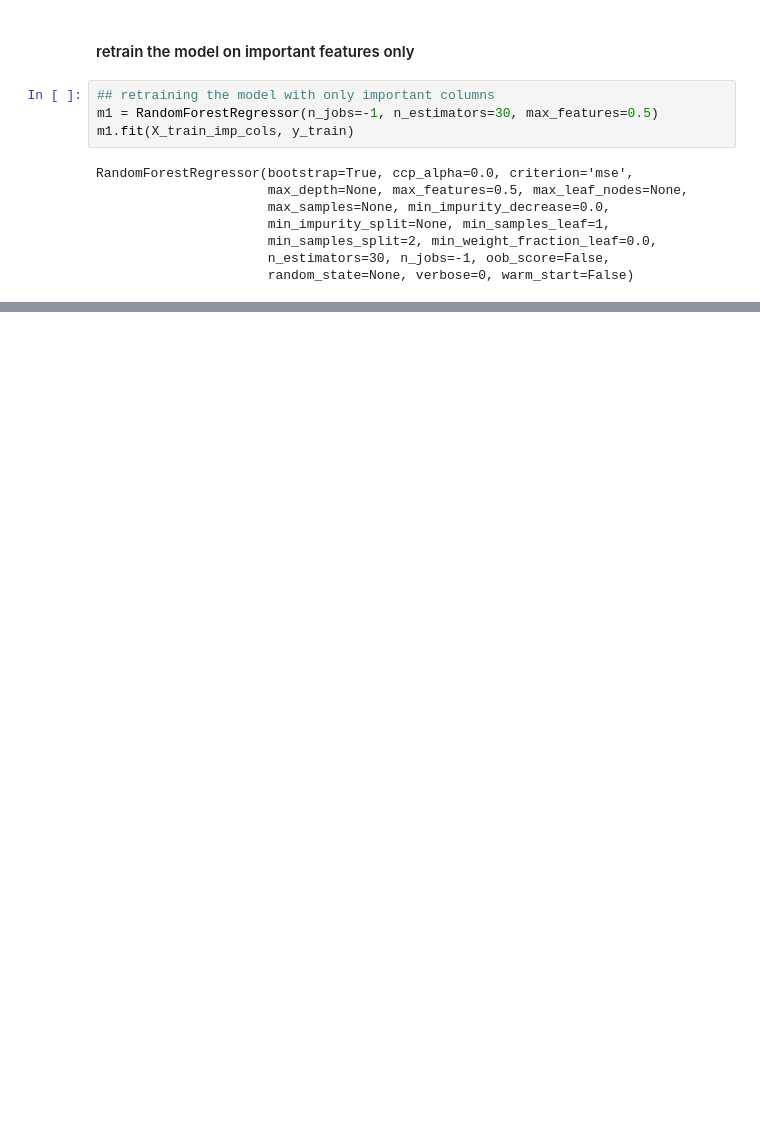
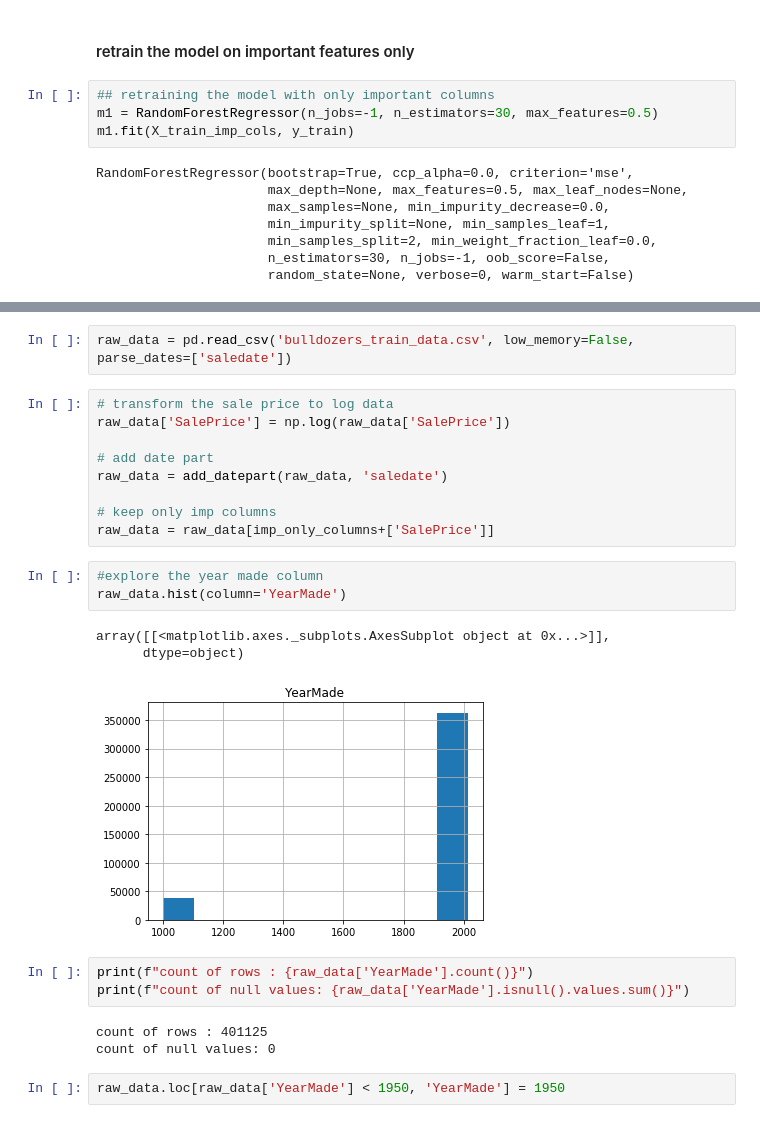
Before and after one commit to mathurk1/Fastai-ML-lessons, a Jupyter notebook: BlueBookForBulldozers.ipynb, the cells around one changed output, grey strips where cells are left out. Saved outputs shown, nothing was run; the diff lists cells and outputs as text; blank space fills up the shorter version.

```diff
--- a/BlueBookForBulldozers.ipynb
+++ b/BlueBookForBulldozers.ipynb
@@ -261,0 +300,26 @@ mean_squared_error(y_test, m1.predict(X_test[imp_only_columns]), squared=False)
+# %%
+raw_data = pd.read_csv('bulldozers_train_data.csv', low_memory=False, parse_dates=['saledate'])
+# %%
+# transform the sale price to log data
+raw_data['SalePrice'] = np.log(raw_data['SalePrice'])
+
+# add date part
+raw_data = add_datepart(raw_data, 'saledate')
+
+# keep only imp columns
+raw_data = raw_data[imp_only_columns+['SalePrice']]
+# %%
+#explore the year made column
+raw_data.hist(column='YearMade')
+# %% [output]
+array([[<matplotlib.axes._subplots.AxesSubplot object at 0x...>]],
+      dtype=object)
+[figure, added]
+# %%
+print(f"count of rows : {raw_data['YearMade'].count()}")
+print(f"count of null values: {raw_data['YearMade'].isnull().values.sum()}")
+# %% [output]
+count of rows : 401125
+count of null values: 0
+# %%
+raw_data.loc[raw_data['YearMade'] < 1950, 'YearMade'] = 1950
```
Also changed, not shown: parts of 41 cells of this notebook.
